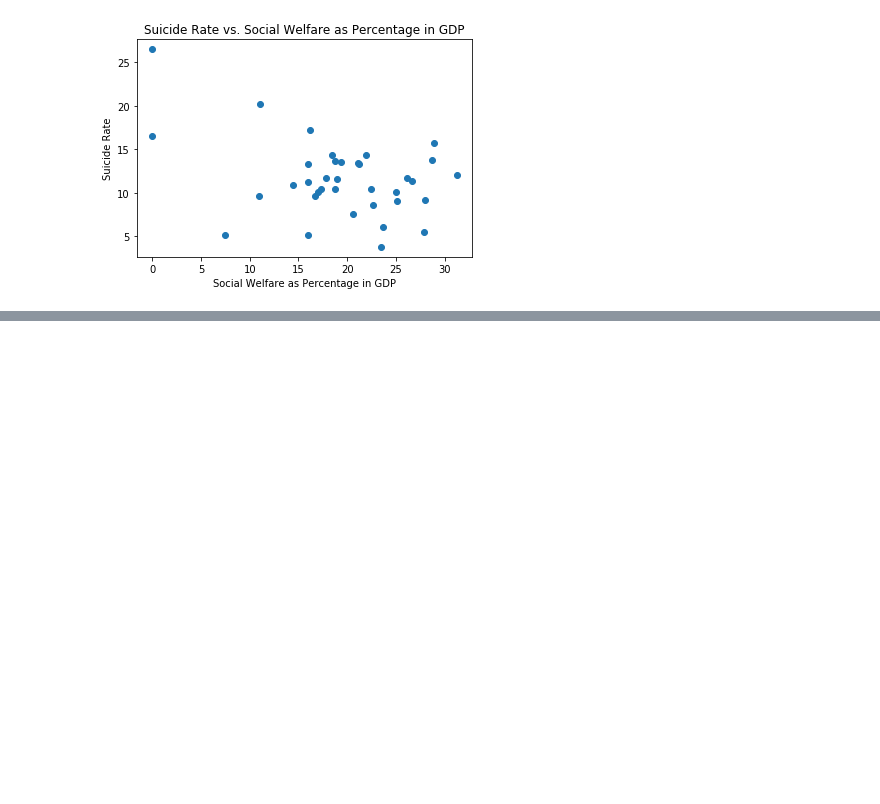
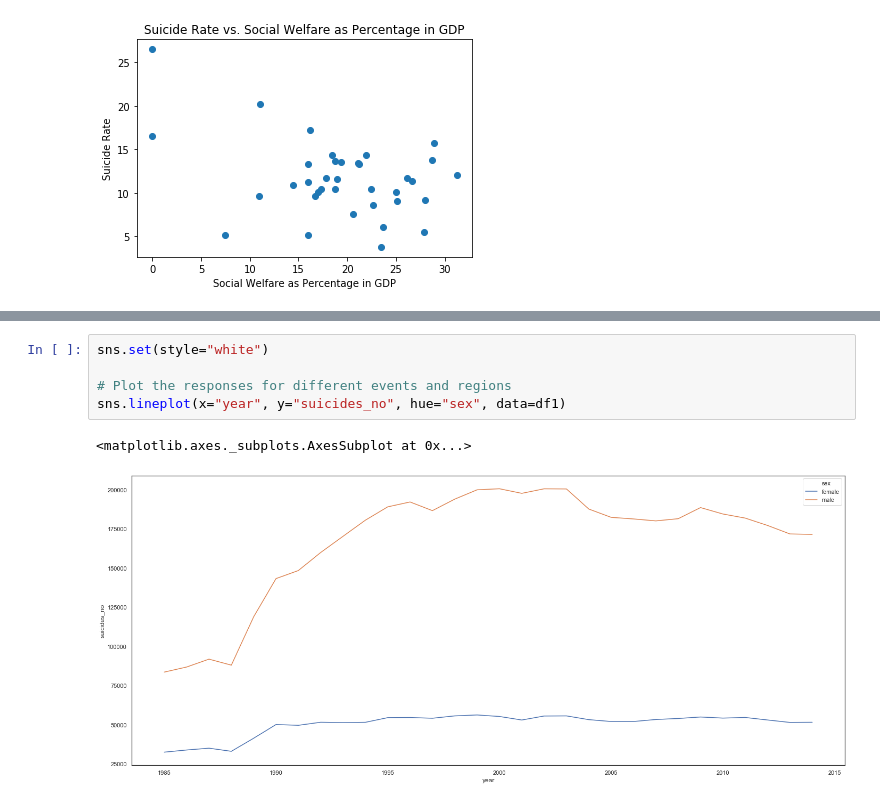
Before and after one commit to Yueeeeeeee/COGS9_Project, a Jupyter notebook: Algo.ipynb, the cells around one changed output, grey strips where cells are left out. Drawn from its saved outputs; the diff is of its cells as text; blank space fills up the shorter version.

```diff
--- a/Algo.ipynb
+++ b/Algo.ipynb
@@ -209,0 +240,8 @@ countries['Czech Republic']
+# %%
+sns.set(style="white")
+
+# Plot the responses for different events and regions
+sns.lineplot(x="year", y="suicides_no", hue="sex", data=df1)
+# %% [output]
+<matplotlib.axes._subplots.AxesSubplot at 0x...>
+[figure, added]
```
Also changed, not shown: parts of 5 cells of this notebook, 2 other files.
